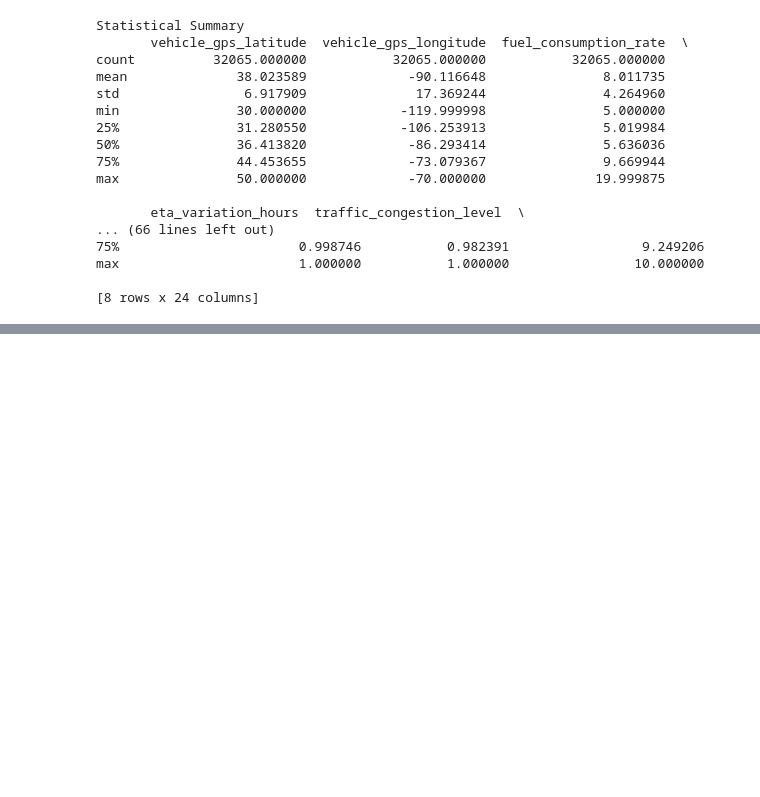
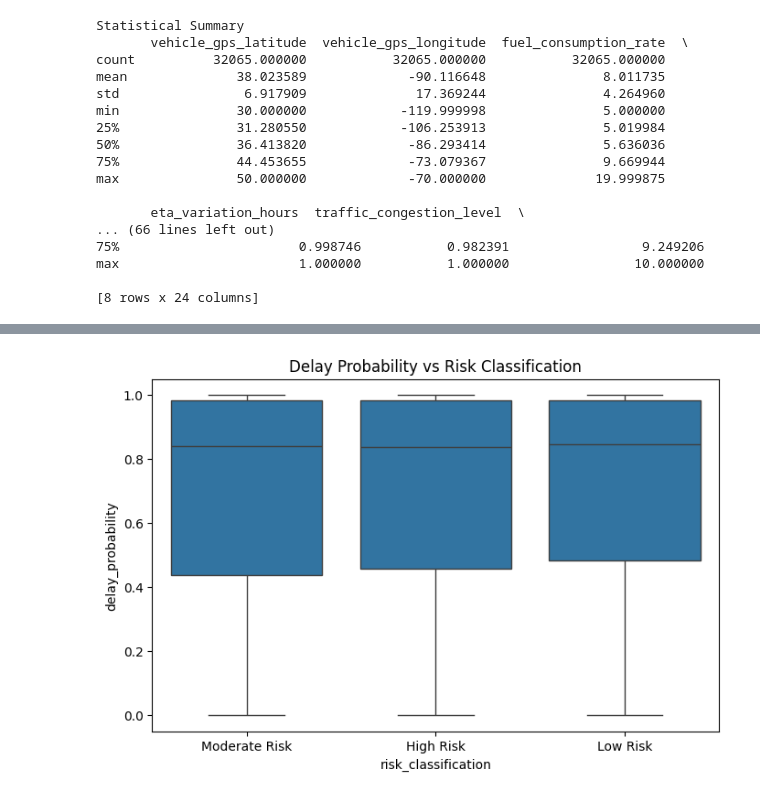
Before and after one commit to 24AIML048-Vidhi/AI_SupplyChain_Risk, a Jupyter notebook: notebooks/eda.ipynb, the cells around one changed output, grey strips where cells are left out. Saved outputs shown, nothing was run; the diff lists cells and outputs as text; code cells hidden in the pictures; blank space fills up the shorter version.

```diff
--- a/notebooks/eda.ipynb
+++ b/notebooks/eda.ipynb
@@ -93,0 +186,7 @@ max                       1.000000           1.000000                10.000000
+# %%
+plt.figure(figsize=(8,5))
+sns.boxplot(x='risk_classification', y='delay_probability', data=df)
+plt.title("Delay Probability vs Risk Classification")
+plt.show()
+# %% [output]
+[figure, added]
```
Also changed, not shown: parts of 11 cells of this notebook.
